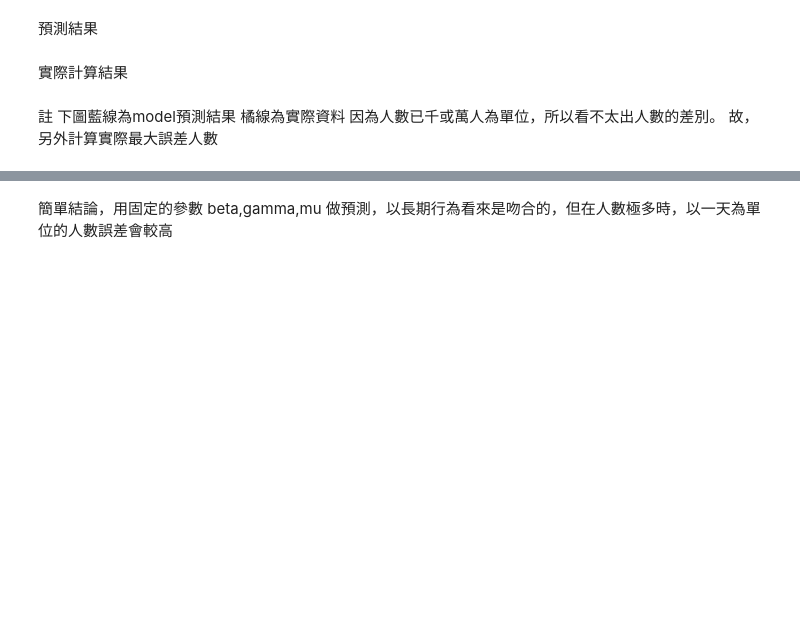
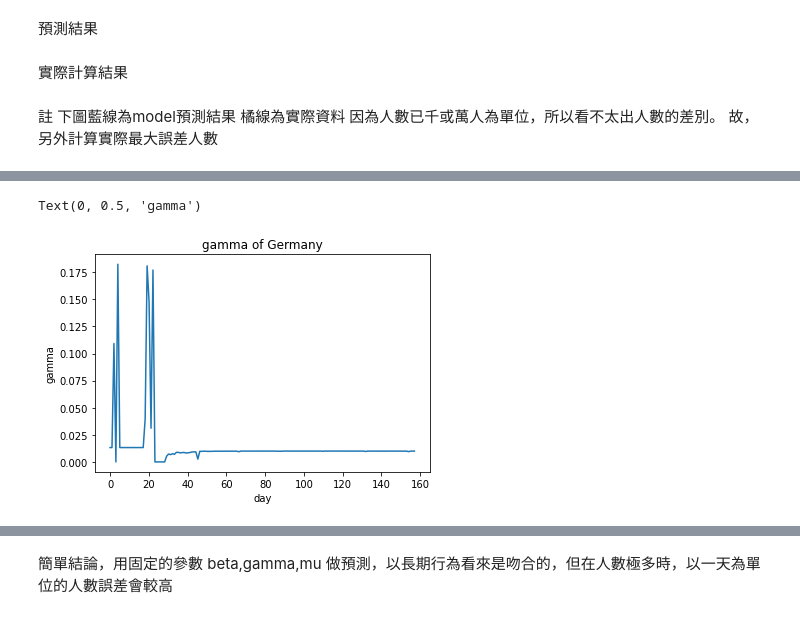
Before and after one commit to WeiSyuan-Lin/SIRD_model, a Jupyter notebook: SIRD.ipynb, the cells around one changed output, grey strips where cells are left out. Saved outputs shown, nothing was run; the diff lists cells and outputs as text; code cells hidden in the pictures; blank space fills up the shorter version.

```diff
--- a/SIRD.ipynb
+++ b/SIRD.ipynb
@@ -261,0 +317,9 @@ print('最大誤差',np.linalg.norm((Rt_pred[0:len(Rt_pred)-1]-Rt[0:len(Rt)-1]),
+# %%
+dat=np.linspace(0,len(Gamma),len(Gamma))
+plt.plot(dat,(Gamma))
+plt.title('gamma of '+Country[number])
+plt.xlabel('day')
+plt.ylabel('gamma')
+# %% [output]
+Text(0, 0.5, 'gamma')
+[figure, added]
```
Also changed, not shown: parts of 12 cells of this notebook.
